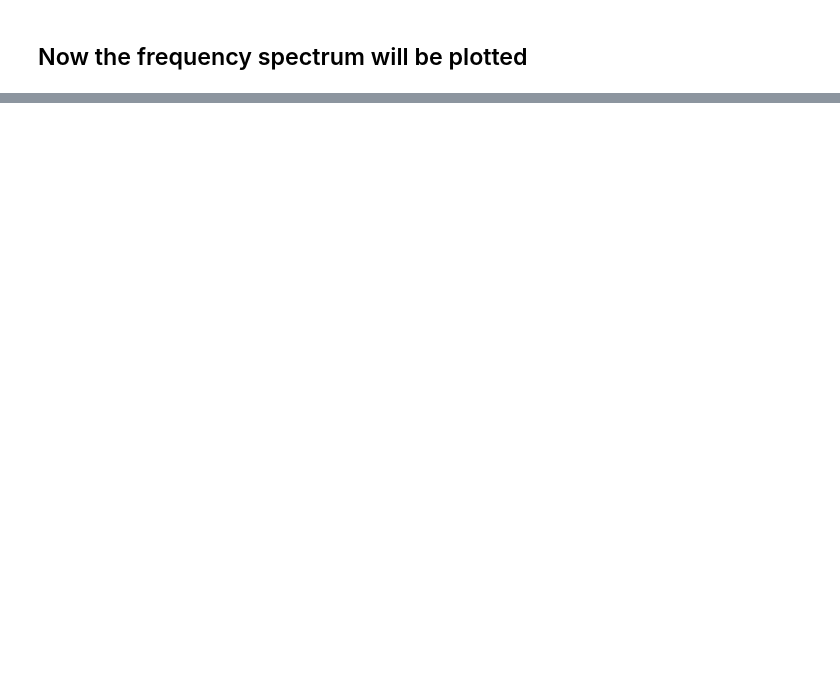
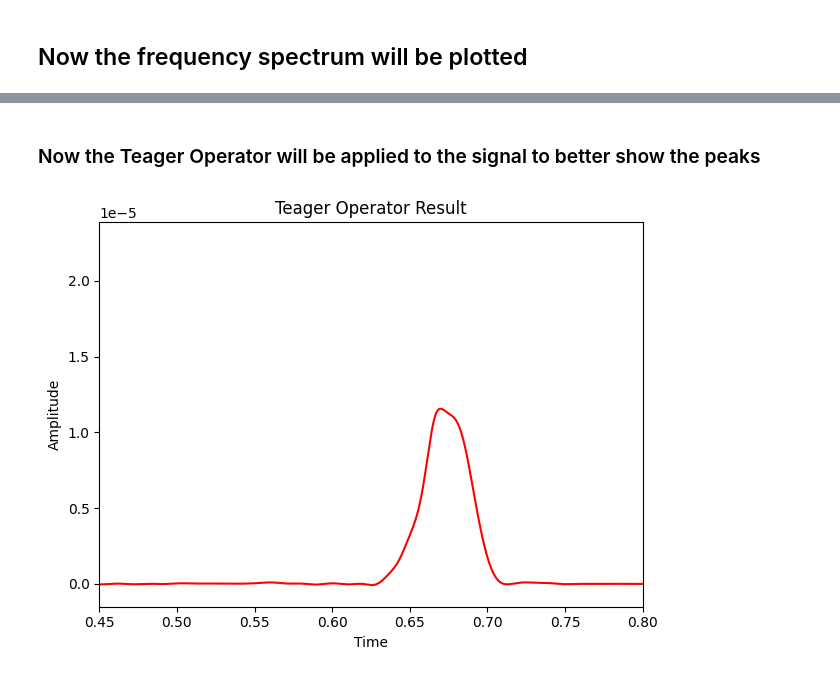
Before and after one commit to Abdala-Jabase/ImageProcessingResearch, a Jupyter notebook: ECGFourierAnalysis.ipynb, the cells around one changed output, grey strips where cells are left out. Saved outputs shown, nothing was run; the diff lists cells and outputs as text; code cells hidden in the pictures; blank space fills up the shorter version.

```diff
--- a/ECGFourierAnalysis.ipynb
+++ b/ECGFourierAnalysis.ipynb
@@ -363,0 +392,27 @@ plt.show()
+# %% [markdown]
+### Now the Teager Operator will be applied to the signal to better show the peaks
+# %%
+def teager_operator(signal):
+    squared_signal = np.square(signal)
+    teager_signal = squared_signal[1:-1] - signal[:-2] * signal[2:]
+    return teager_signal
+
+
+# Apply the Teager operator
+teager_signal = teager_operator(filtered_signal)
+# Set the limits for the zoomed-in region
+zoom_start_freq = 0.45  # Replace with the desired start frequency of the zoomed-in region
+zoom_end_freq =0.8# Replace with the desired end frequency of the zoomed-in region
+
+# Adjust the limits of the x-axis for zooming in
+plt.xlim(zoom_start_freq, zoom_end_freq)
+
+plt.plot(time[1:-1], teager_signal, 'r')
+plt.title('Teager Operator Result')
+plt.xlabel('Time')
+plt.ylabel('Amplitude')
+
+plt.tight_layout()
+plt.show()
+# %% [output]
+[figure, added]
```
Also changed, not shown: parts of 6 cells of this notebook.
